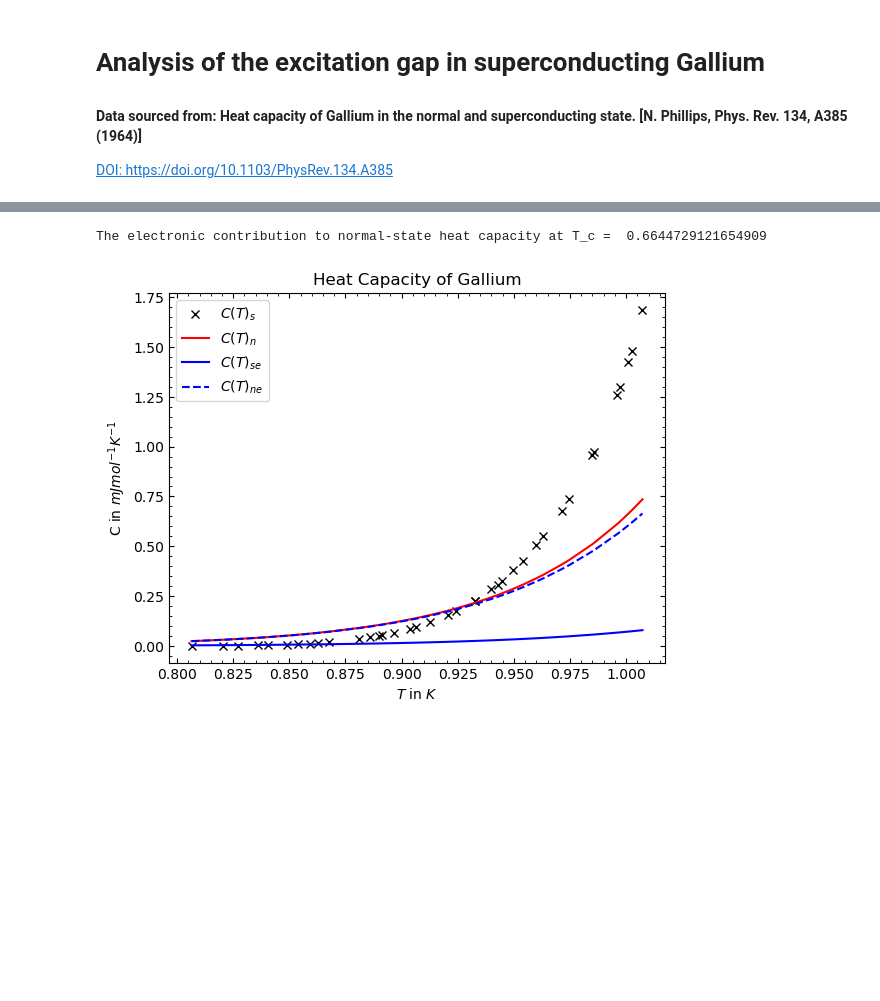
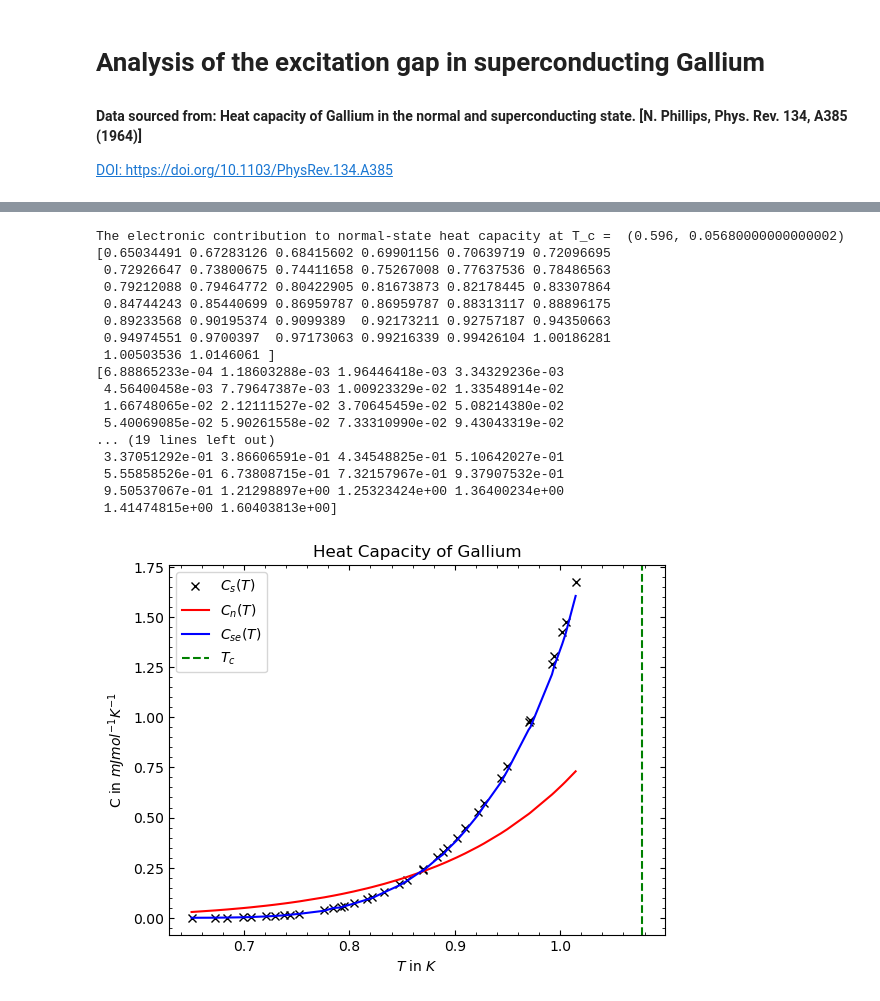
Before and after one commit to djordjepmihajlovic/SuperConductive, a Jupyter notebook: Ga/Gallium.ipynb, the cells around one changed output, grey strips where cells are left out. Drawn from its saved outputs; the diff is of its cells as text; code cells hidden in the pictures; blank space fills up the shorter version.

```diff
--- a/Ga/Gallium.ipynb
+++ b/Ga/Gallium.ipynb
@@ -14,6 +14,7 @@ import seaborn as sns
 f = open("Gallium.dat", "r")
 T_sq = []
 Cs_T = []
+Tc = 1.078
 for lines in f:
     if lines[0] == "#":
         continue
@@ -28,6 +29,7 @@ temperature = np.array(T_sq)
 
 # var. for normal heat capacity as given in N. Phillips, Phys. Rev. 134, A385 (1964)
 normal_heat_capacity = [0.596 + 0.0568*T_sq for T_sq in temperature]
+normal_phonon_heat_capacity = [0.0568*T_sq for T_sq in temperature]
 
 # func. for sommerfield constant (electronic contribution to heat capacity)
 def f(x, a, b):
@@ -40,14 +42,16 @@ popt2 ,pcov2 = curve_fit(f, temperature, normal_heat_capacity, p0=[0, 0.5])
 print(f"Sommerfield constant (normal) = ", popt2[0])
 
 # list for electronic heat capacities
-electronic_super_heat_capacity = popt[0]*(np.ones(len(temperature)))
+# electronic_super_heat_capacity = popt[0]*(np.ones(len(temperature)))
+electronic_super_heat_capacity = [superconductor_heat_capacity[i] - normal_phonon_heat_capacity[i] for i in range(len(temperature))]
 electronic_normal_heat_capacity = popt2[0]*(np.ones(len(temperature)))
 
 # plotting
-plt.plot(temperature, superconductor_heat_capacity, "x", color="black", label=r"$C(T)/T_{s}$")
-plt.plot(temperature, normal_heat_capacity, color="red", label=r"$C(T)/T_{n}$")
-plt.plot(temperature, electronic_super_heat_capacity, color="blue", label=r"$C(T)/T_{se}$")
-plt.plot(temperature, electronic_normal_heat_capacity, "--", color="blue", label=r"$C(T)/T_{ne}$")
+plt.plot(temperature, superconductor_heat_capacity, "x", color="black", label=r"$C_{s}(T)/T$")
+plt.plot(temperature, normal_heat_capacity, color="red", label=r"$C_{n}(T)/T$")
+plt.plot(temperature, electronic_super_heat_capacity, color="blue", label=r"$C_{se}(T)/T$")
+# plt.plot(temperature, electronic_normal_heat_capacity, "--", color="blue", label=r"$C_{ne}(T)/T$")
+plt.axvline(x=Tc**2, color="green", linestyle="--", label=r"$T_{c}$")
 
 plt.xlabel("$T^{2}$ in $K^{2}$")
 plt.ylabel("C/T in $mJ mol^{-1} K^{-2}$")
@@ -66,28 +70,51 @@ Sommerfield constant (normal) =  0.596
 # %%
 temperature = np.sqrt(temperature)
 
 superconductor_heat_capacity = superconductor_heat_capacity*temperature
 normal_heat_capacity = normal_heat_capacity*temperature
 electronic_super_heat_capacity = electronic_super_heat_capacity*temperature
 electronic_normal_heat_capacity = electronic_normal_heat_capacity*temperature
 
-plt.plot(temperature, superconductor_heat_capacity, "x", color="black", label=r"$C(T)_{s}$")
-plt.plot(temperature, normal_heat_capacity, color="red", label=r"$C(T)_{n}$")
-plt.plot(temperature, electronic_super_heat_capacity, color="blue", label=r"$C(T)_{se}$")
-plt.plot(temperature, electronic_normal_heat_capacity, "--", color="blue", label=r"$C(T)_{ne}$")
+# plotting
+plt.plot(temperature, superconductor_heat_capacity, "x", color="black", label=r"$C_{s}(T)$")
+plt.plot(temperature, normal_heat_capacity, color="red", label=r"$C_{n}(T)$")
+plt.plot(temperature, electronic_super_heat_capacity, color="blue", label=r"$C_{se}(T)$")
+# plt.plot(temperature, electronic_normal_heat_capacity, "--", color="blue", label=r"$C_{ne}(T)$")
+plt.axvline(x=Tc, color="green", linestyle="--", label=r"$T_{c}$")
+
 plt.xlabel("$T$ in $K$")
 plt.ylabel("C in $mJ mol^{-1} K^{-1}$")
 plt.legend(loc="upper left")
 plt.title("Heat Capacity of Gallium")
 
 plt.gca().tick_params(which="both", direction="in", right=True, top=True)
 plt.gca().xaxis.set_minor_locator(AutoMinorLocator())
 plt.gca().yaxis.set_minor_locator(AutoMinorLocator())
 plt.gca().xaxis.set_ticks_position('both')
 plt.gca().yaxis.set_ticks_position('both')
 
-print("The electronic contribution to normal-state heat capacity at T_c = ", electronic_normal_heat_capacity[-1])
+print("The electronic contribution to normal-state heat capacity at T_c = ", (popt2[0], popt2[1]))
+print(temperature)
+print(superconductor_heat_capacity)
+print(normal_heat_capacity)
+print(electronic_super_heat_capacity)
 # %% [output]
-The electronic contribution to normal-state heat capacity at T_c =  0.6644729121654909
+The electronic contribution to normal-state heat capacity at T_c =  (0.596, 0.05680000000000002)
+[0.65034491 0.67283126 0.68415602 0.69901156 0.70639719 0.72096695
+ 0.72926647 0.73800675 0.74411658 0.75267008 0.77637536 0.78486563
+ 0.79212088 0.79464772 0.80422905 0.81673873 0.82178445 0.83307864
+ 0.84744243 0.85440699 0.86959787 0.86959787 0.88313117 0.88896175
+ 0.89233568 0.90195374 0.9099389  0.92173211 0.92757187 0.94350663
+ 0.94974551 0.9700397  0.97173063 0.99216339 0.99426104 1.00186281
+ 1.00503536 1.0146061 ]
+[6.88865233e-04 1.18603288e-03 1.96446418e-03 3.34329236e-03
+ 4.56400458e-03 7.79647387e-03 1.00923329e-02 1.33548914e-02
+ 1.66748065e-02 2.12111527e-02 3.70645459e-02 5.08214380e-02
+ 5.40069085e-02 5.90261558e-02 7.33310990e-02 9.43043319e-02
+... (19 lines left out)
+ 3.37051292e-01 3.86606591e-01 4.34548825e-01 5.10642027e-01
+ 5.55858526e-01 6.73808715e-01 7.32157967e-01 9.37907532e-01
+ 9.50537067e-01 1.21298897e+00 1.25323424e+00 1.36400234e+00
+ 1.41474815e+00 1.60403813e+00]
-[figure, old version]
+[figure, new version]
 # %%
```
Also changed, not shown: parts of 4 cells of this notebook, 24 other files.
